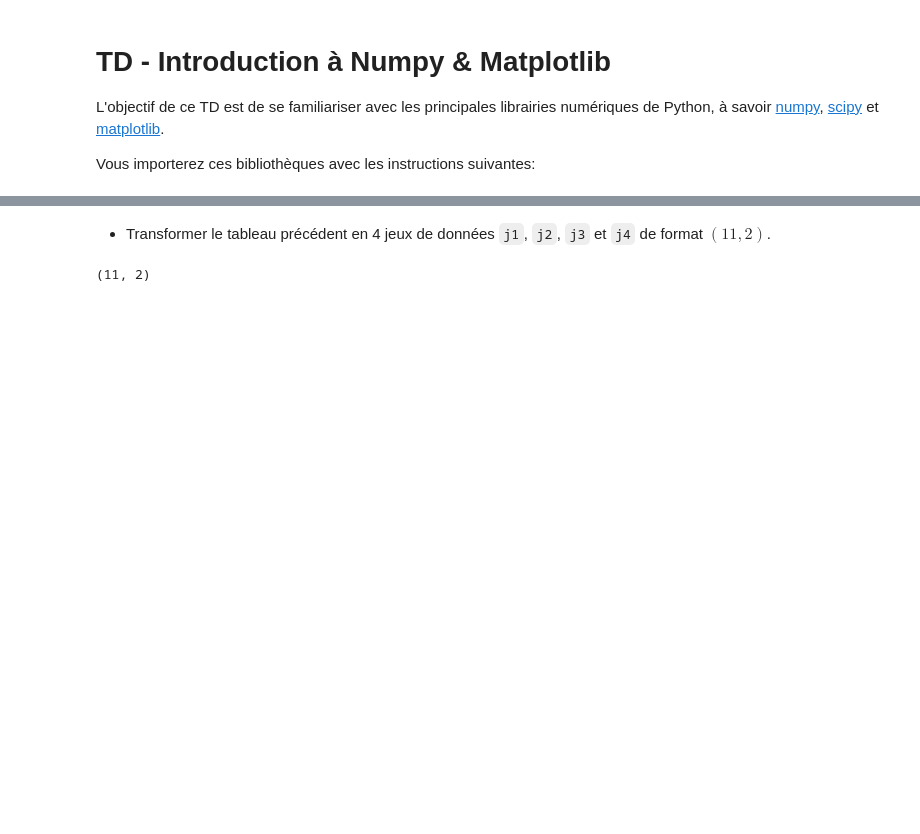
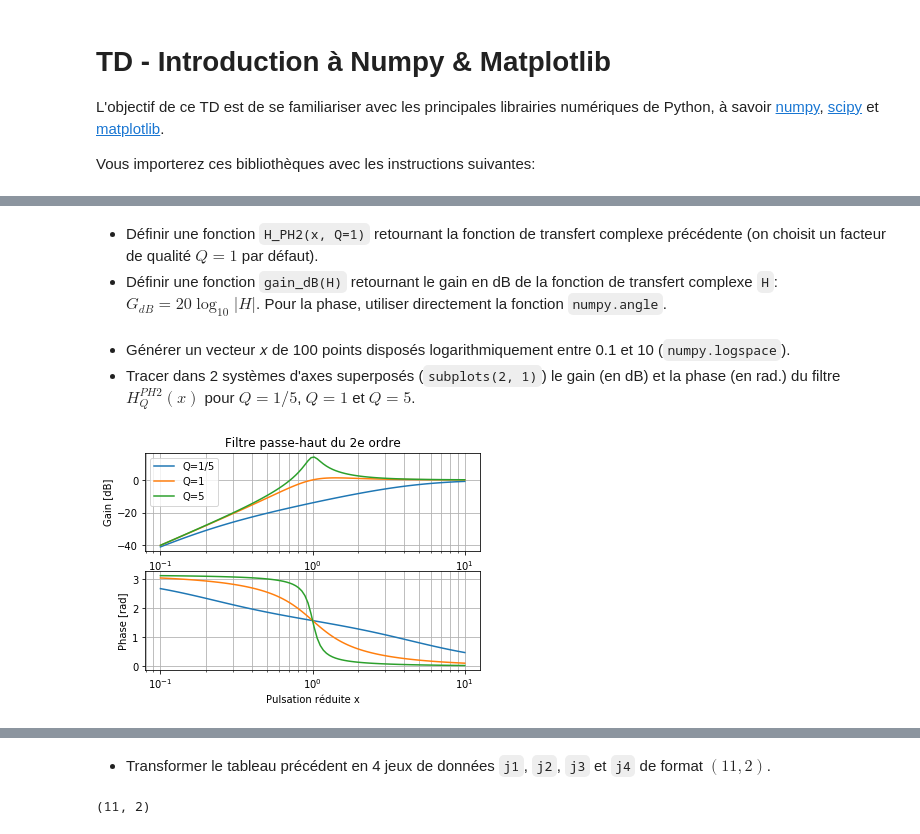
Before and after one commit to ycopin/Informatique-Python, a Jupyter notebook: Exercices/TD_numpy.ipynb, the cells around one changed output, grey strips where cells are left out. Drawn from its saved outputs; the diff is of its cells as text; code cells hidden in the pictures; blank space fills up the shorter version.

Commit message:
TD Numpy

```diff
--- a/Exercices/TD_numpy.ipynb
+++ b/Exercices/TD_numpy.ipynb
@@ -143,0 +144,43 @@ print(data.shape)
+# %% [markdown]
+* Définir une fonction `H_PH2(x, Q=1)` retournant la fonction de transfert complexe précédente (on choisit un facteur de qualité $Q=1$ par défaut).
+* Définir une fonction `gain_dB(H)` retournant le gain en dB de la fonction de transfert complexe `H`: $G_{dB} = 20\log_{10} |H|$.  Pour la phase, utiliser directement la fonction `numpy.angle`.
+# %%
+def H_PH2(x, Q=1):
+    """
+    Fonction de transfert complexe d'un filtre passe-haut du 2e ordre.
+
+    x: pulsation réduite
+    Q: facteur de qualité
+    """
+
+    return -x**2 / (1 - x**2 + 1j * x / Q)
+
+def gain_dB(H):
+    "Gain en dB."
+
+    return 20 * np.log10(np.abs(H))
+# %% [markdown]
+* Générer un vecteur 𝑥 de 100 points disposés logarithmiquement entre 0.1 et 10 (`numpy.logspace`).
+* Tracer dans 2 systèmes d'axes superposés (`subplots(2, 1)`) le gain (en dB) et la phase (en rad.) du filtre $H_Q^{PH2}(x)$ pour $Q=1/5$, $Q=1$ et $Q=5$.
+# %%
+x = np.logspace(-1, 1, 100)
+
+fig, (ax1, ax2) = plt.subplots(2, 1)
+
+# Gain [dB]
+ax1.plot(x, gain_dB(H_PH2(x, Q=0.2)), label='Q=1/5')
+ax1.plot(x, gain_dB(H_PH2(x, Q=1)), label='Q=1')
+ax1.plot(x, gain_dB(H_PH2(x, Q=5)), label='Q=5')
+
+# Phase [rad]
+ax2.plot(x, np.angle(H_PH2(x, Q=0.2)))
+ax2.plot(x, np.angle(H_PH2(x, Q=1)))
+ax2.plot(x, np.angle(H_PH2(x, Q=5)))
+
+ax1.set(ylabel='Gain [dB]', xscale='log', title='Filtre passe-haut du 2e ordre')
+ax2.set(xlabel=u'Pulsation réduite x', xscale='log', ylabel='Phase [rad]')
+ax1.legend()
+ax1.grid(which='both')
+ax2.grid(which='both')
+# %% [output]
+[figure, added]
```
Also changed, not shown: parts of 49 cells of this notebook.
